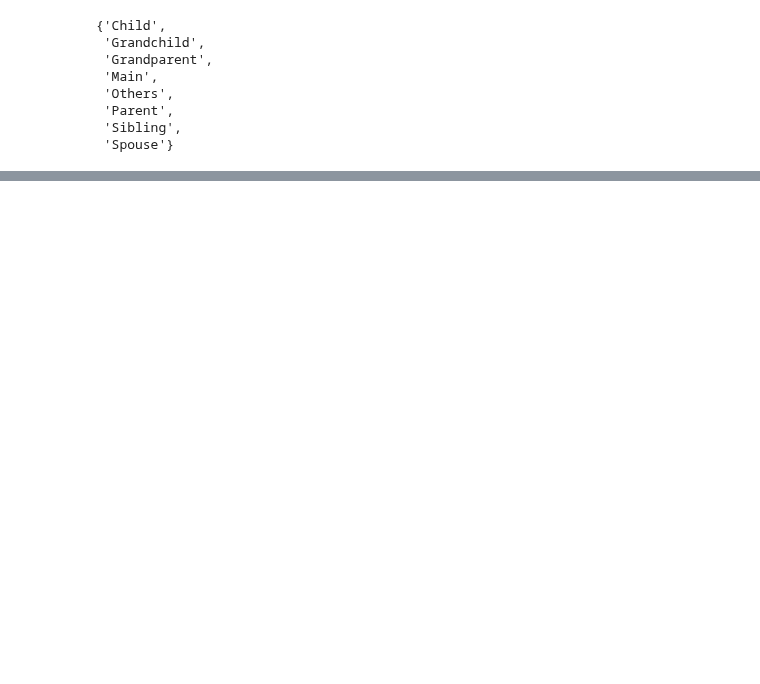
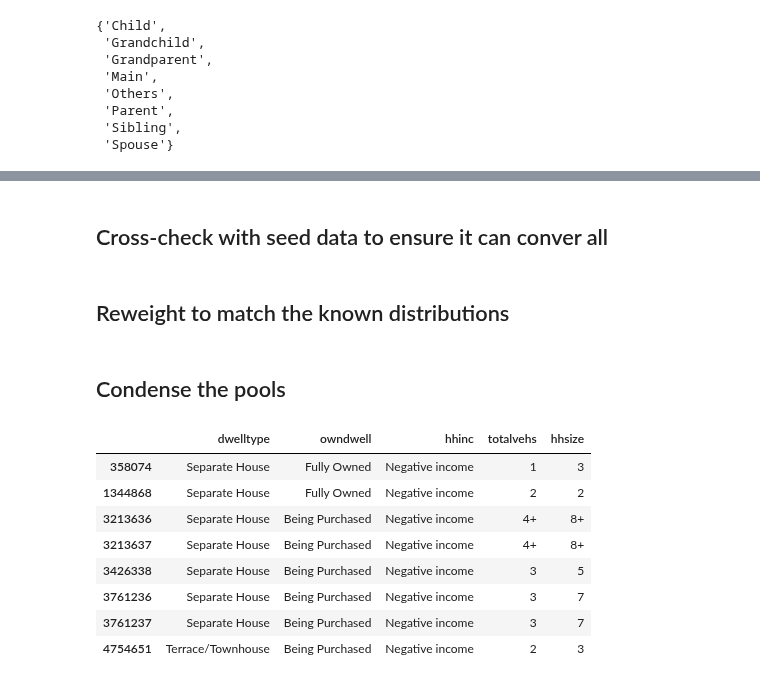
Before and after one commit to bobkatla/PopSyn_Monash, a Jupyter notebook: PopSynthesis/Methods/IPSF/one_off/combine_cross_all_pools.ipynb, the cells around one changed output, grey strips where cells are left out. Cells and saved outputs as stored; diff of their text form; code cells hidden in the pictures; blank space fills up the shorter version.

```diff
--- a/PopSynthesis/Methods/IPSF/one_off/combine_cross_all_pools.ipynb
+++ b/PopSynthesis/Methods/IPSF/one_off/combine_cross_all_pools.ipynb
@@ -81,0 +226,2 @@ pools_ref["HH-Main"] = pd.concat(store_main)
+# %% [markdown]
+## Cross-check with seed data to ensure it can conver all
@@ -81,0 +231,2 @@ pools_ref["HH-Main"] = pd.concat(store_main)
+# %% [markdown]
+## Reweight to match the known distributions
@@ -81,0 +235,14 @@ pools_ref["HH-Main"] = pd.concat(store_main)
+# %% [markdown]
+## Condense the pools
+# %%
+pools_ref["HH"][pools_ref["HH"]["hhinc"]=="Negative income"]
+# %% [output]
+|  | dwelltype | owndwell | hhinc | totalvehs | hhsize |
+| 358074 | Separate House | Fully Owned | Negative income | 1 | 3 |
+| 1344868 | Separate House | Fully Owned | Negative income | 2 | 2 |
+| 3213636 | Separate House | Being Purchased | Negative income | 4+ | 8+ |
+| 3213637 | Separate House | Being Purchased | Negative income | 4+ | 8+ |
+| 3426338 | Separate House | Being Purchased | Negative income | 3 | 5 |
+| 3761236 | Separate House | Being Purchased | Negative income | 3 | 7 |
+| 3761237 | Separate House | Being Purchased | Negative income | 3 | 7 |
+| 4754651 | Terrace/Townhouse | Being Purchased | Negative income | 2 | 3 |
```
Also changed, not shown: parts of 22 cells of this notebook, 1 other file.
